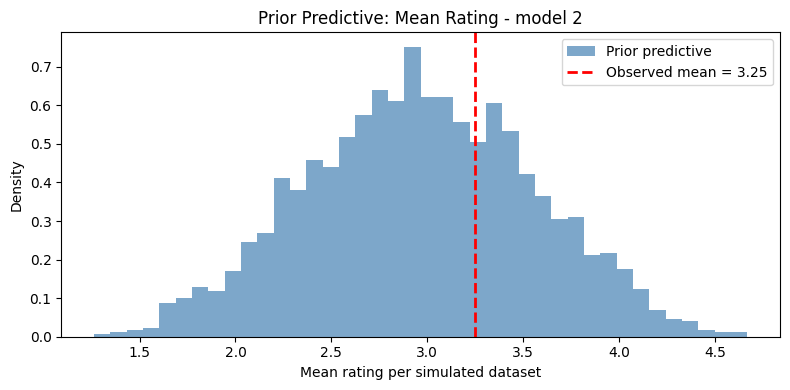
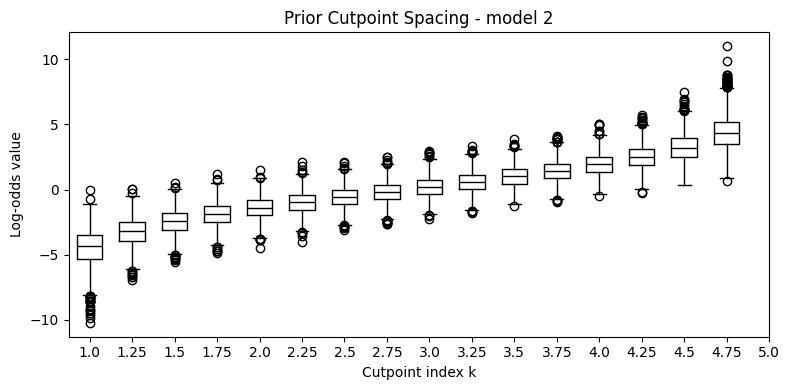
The notebook cell's code change between the first figure and the second:
--- before
+++ after
@@ -24,19 +24,5 @@
 plt.show()
 
-# mean rating ======================
-id_to_rating = np.vectorize(inv_rating_map.get)
-prior2_vals  = id_to_rating(rating_pred_prior2)
 
-fig, ax = plt.subplots(figsize=(8, 4))
-ax.hist(prior2_vals.mean(axis=1), bins=40, density=True, alpha=0.7,
-        color="steelblue", label="Prior predictive")
-ax.axvline(df["Rating"].mean(), color="red", lw=2, ls="--",
-           label=f"Observed mean = {df['Rating'].mean():.2f}")
-ax.set_xlabel("Mean rating per simulated dataset")
-ax.set_ylabel("Density")
-ax.set_title("Prior Predictive: Mean Rating - model 2")
-ax.legend()
-plt.tight_layout()
-plt.show()
 
 # ── Prior cutpoint spacing ────────────────────────────────
@@ -74,2 +60,18 @@
 plt.tight_layout()
 plt.show()
+
+# mean rating ======================
+id_to_rating = np.vectorize(inv_rating_map.get)
+prior2_vals  = id_to_rating(rating_pred_prior2)
+
+fig, ax = plt.subplots(figsize=(8, 4))
+ax.hist(prior2_vals.mean(axis=1), bins=40, density=True, alpha=0.7,
+        color="steelblue", label="Prior predictive")
+ax.axvline(df["Rating"].mean(), color="red", lw=2, ls="--",
+           label=f"Observed mean = {df['Rating'].mean():.2f}")
+ax.set_xlabel("Mean rating per simulated dataset")
+ax.set_ylabel("Density")
+ax.set_title("Prior Predictive: Mean Rating - model 2")
+ax.legend()
+plt.tight_layout()
+plt.show()

Commit: plot order changed